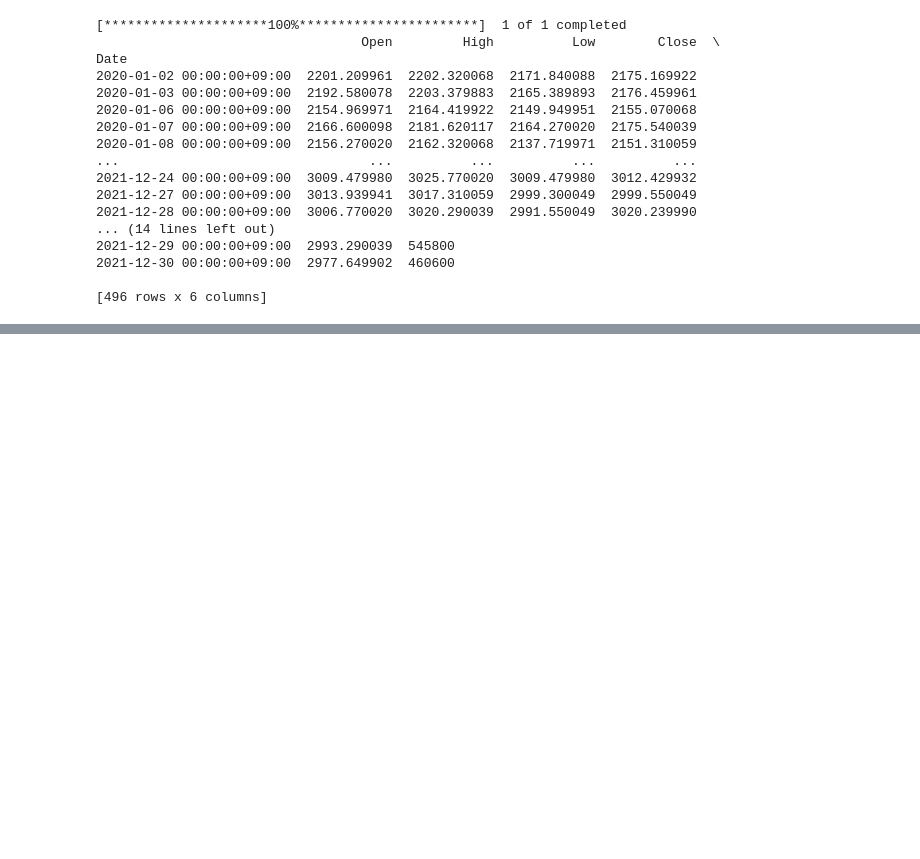
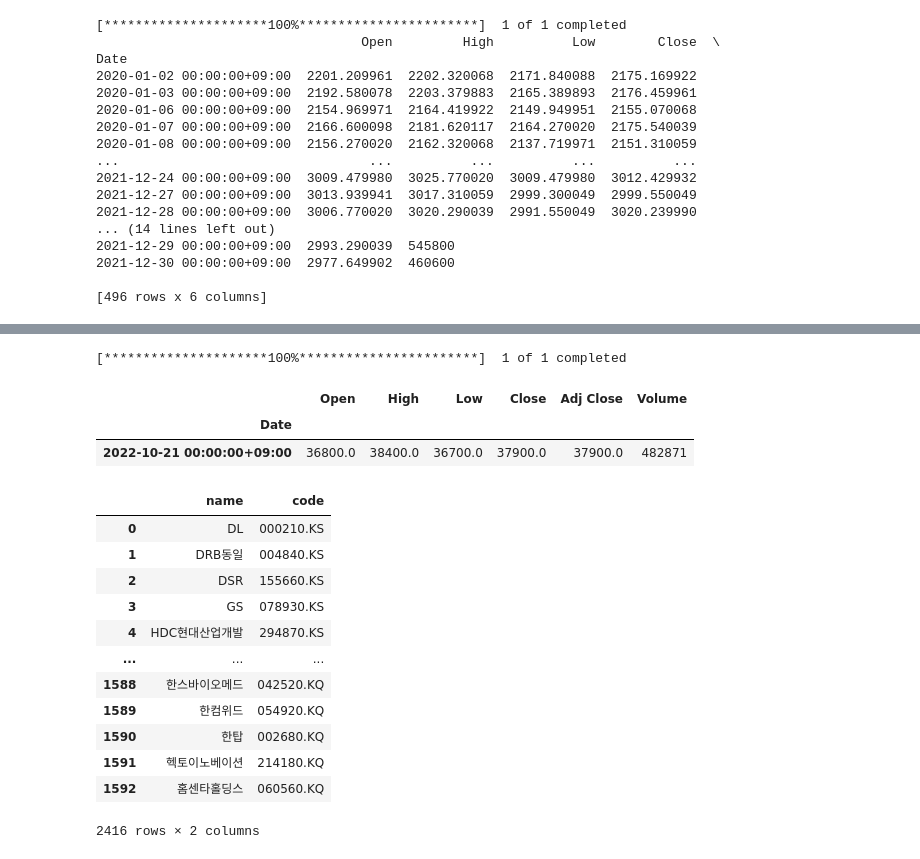
Before and after one commit to SteveArseneLee/IIS_prac, a Jupyter notebook: Stock/old_data.ipynb, the cells around one changed output, grey strips where cells are left out. Drawn from its saved outputs; the diff is of its cells as text; code cells hidden in the pictures; blank space fills up the shorter version.

```diff
--- a/Stock/old_data.ipynb
+++ b/Stock/old_data.ipynb
@@ -26,0 +174,11 @@ Date
+# %%
+sec=pdr.get_data_yahoo('293490.KQ',start='2019-04-11')
+# msft=pdr.get_data_yahoo('MSFT',start='2019-04-11')
+# %% [output]
+[*********************100%***********************]  1 of 1 completed
+# %%
+sec.head()
+# %% [output]
+|  | Open | High | Low | Close | Adj Close | Volume |
+| Date |  |  |  |  |  |  |
+| 2022-10-21 00:00:00+09:00 | 36800.0 | 38400.0 | 36700.0 | 37900.0 | 37900.0 | 482871 |
@@ -26,0 +224,30 @@ Date
+# %%
+
+# kospi, kosdaq 종목코드 각각 다운로드
+kospi_df = get_download_kospi()
+kosdaq_df = get_download_kosdaq()
+
+# data frame merge
+code_df = pd.concat([kospi_df, kosdaq_df])
+
+# data frame정리
+code_df = code_df[['회사명', '종목코드']]
+
+# data frame title 변경 '회사명' = name, 종목코드 = 'code'
+code_df = code_df.rename(columns={'회사명': 'name', '종목코드': 'code'})
+
+code_df
+# %% [output]
+|  | name | code |
+| 0 | DL | 000210.KS |
+| 1 | DRB동일 | 004840.KS |
+| 2 | DSR | 155660.KS |
+| 3 | GS | 078930.KS |
+| 4 | HDC현대산업개발 | 294870.KS |
+| ... | ... | ... |
+| 1588 | 한스바이오메드 | 042520.KQ |
+| 1589 | 한컴위드 | 054920.KQ |
+| 1590 | 한탑 | 002680.KQ |
+| 1591 | 헥토이노베이션 | 214180.KQ |
+| 1592 | 홈센타홀딩스 | 060560.KQ |
+2416 rows × 2 columns
```
Also changed, not shown: parts of 15 cells of this notebook, 7 other files.
